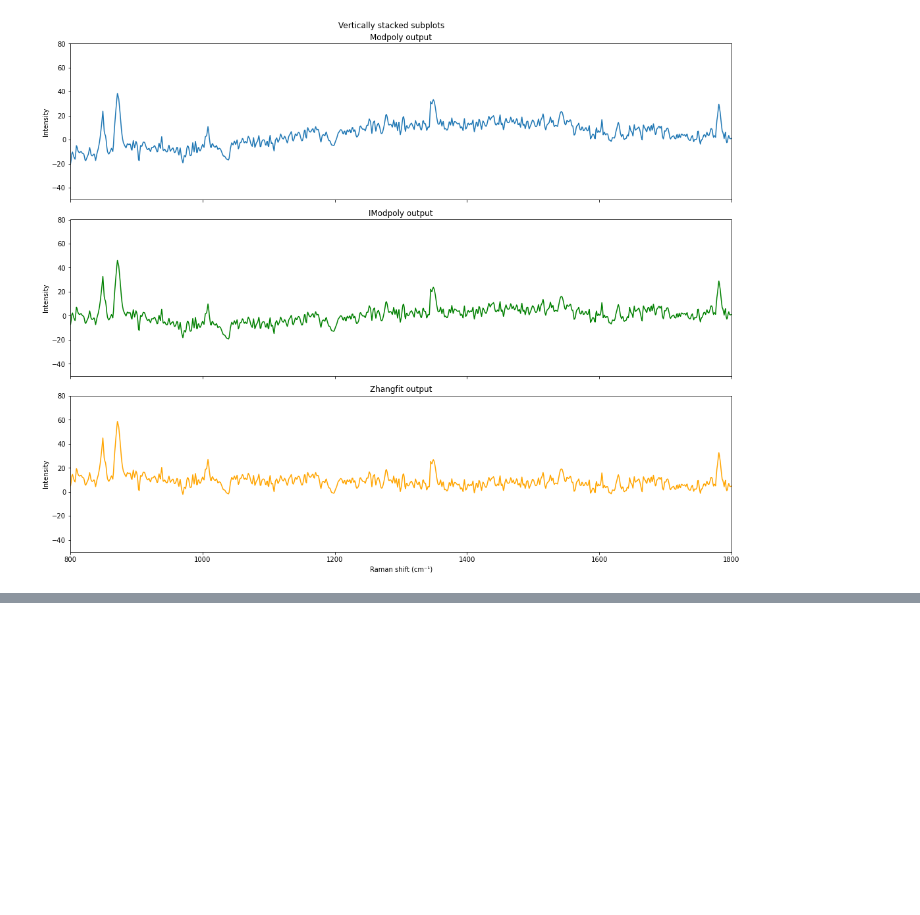
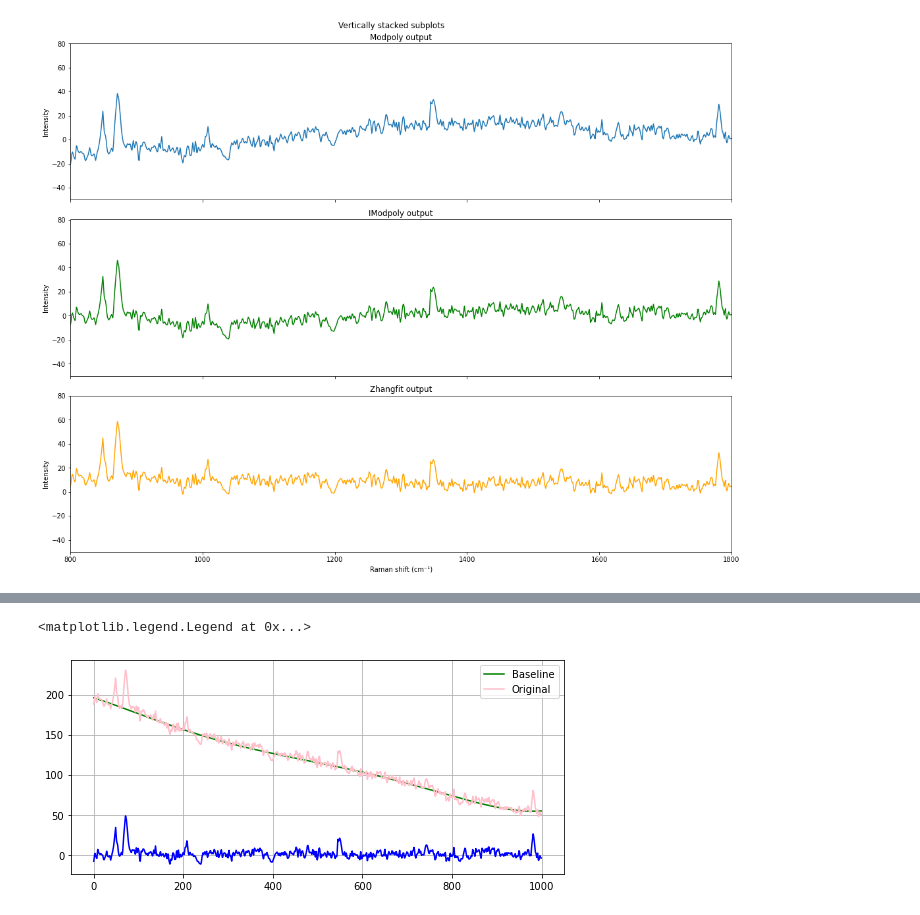
Before and after one commit to ladcva/raman_spectroscopy, a Jupyter notebook: ann.ipynb, the cells around one changed output, grey strips where cells are left out. Saved outputs shown, nothing was run; the diff lists cells and outputs as text; code cells hidden in the pictures; blank space fills up the shorter version.

```diff
--- a/ann.ipynb
+++ b/ann.ipynb
@@ -89,3 +89,6 @@ plt.savefig('plot2_1.pdf')
 plt.show()
 # %% [output]
 [figure]
+# %%
+p1_crop = patient_1_earlobe_numpy[800:1800]
+print(p1_crop)
@@ -91,0 +113,14 @@ plt.show()
+# %%
+from pybaselines.polynomial import imodpoly
+
+baseline = imodpoly(p1_crop, poly_order=5, tol=0.05, max_iter=1000)
+original = p1_crop - baseline[0]
+
+plt.grid()
+plt.plot(baseline[0], color='green')
+plt.plot(p1_crop, color='pink')
+plt.plot(original, color='blue')
+plt.legend(['Baseline', 'Original'])
+# %% [output]
+<matplotlib.legend.Legend at 0x...>
+[figure, added]
```
Also changed, not shown: parts of 4 cells of this notebook, 39 other files.
